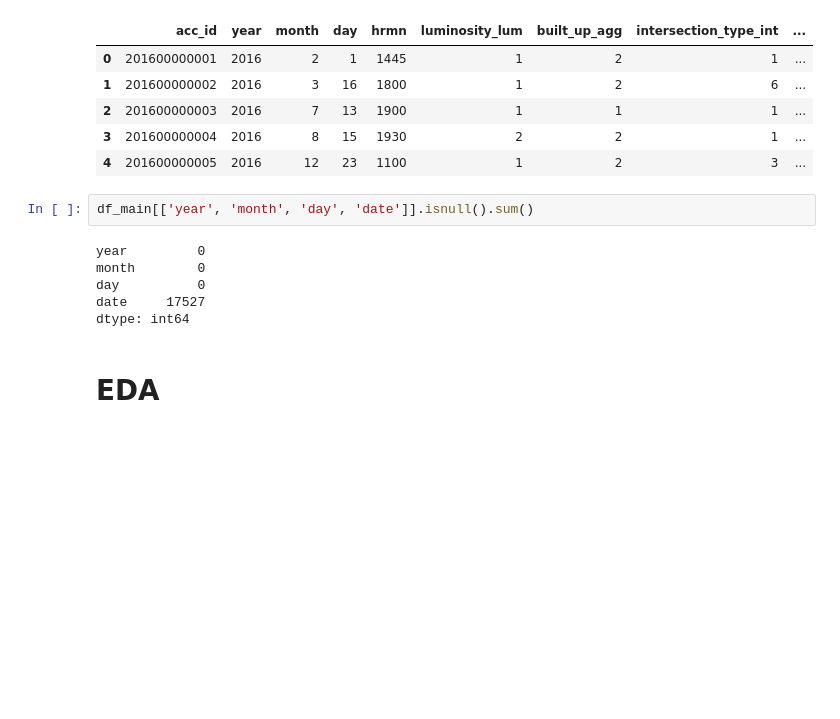
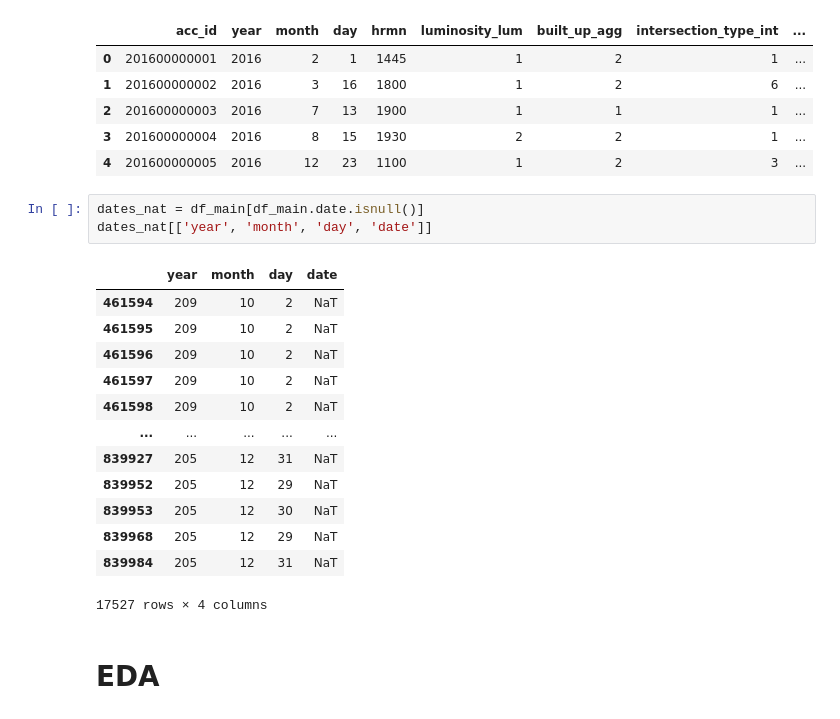
Before and after one commit to August-JF-Perez/AugustP_Crash_Location_Characterization, a Jupyter notebook: Capstone 3 Data Wrangling and EDA.ipynb, the cells around one changed output. Drawn from its saved outputs; the diff is of its cells as text; blank space fills up the shorter version.

```diff
--- a/Capstone 3 Data Wrangling and EDA.ipynb
+++ b/Capstone 3 Data Wrangling and EDA.ipynb
@@ -1421,12 +1433,21 @@ df_main.head()
 | 3 | 201600000004 | 2016 | 8 | 15 | 1930 | 2 | 2 | 1 | ... |
 | 4 | 201600000005 | 2016 | 12 | 23 | 1100 | 1 | 2 | 3 | ... |
 # %%
-df_main[['year', 'month', 'day', 'date']].isnull().sum()
+dates_nat = df_main[df_main.date.isnull()]
+dates_nat[['year', 'month', 'day', 'date']]
 # %% [output]
+|  | year | month | day | date |
+| 461594 | 209 | 10 | 2 | NaT |
+| 461595 | 209 | 10 | 2 | NaT |
+| 461596 | 209 | 10 | 2 | NaT |
+| 461597 | 209 | 10 | 2 | NaT |
+| 461598 | 209 | 10 | 2 | NaT |
+| ... | ... | ... | ... | ... |
+| 839927 | 205 | 12 | 31 | NaT |
+| 839952 | 205 | 12 | 29 | NaT |
+| 839953 | 205 | 12 | 30 | NaT |
+| 839968 | 205 | 12 | 29 | NaT |
+| 839984 | 205 | 12 | 31 | NaT |
-year         0
-month        0
-day          0
-date     17527
-dtype: int64
+17527 rows × 4 columns
 # %% [markdown]
 # EDA
```
Also changed, not shown: parts of 2 cells of this notebook, 1 other file.
